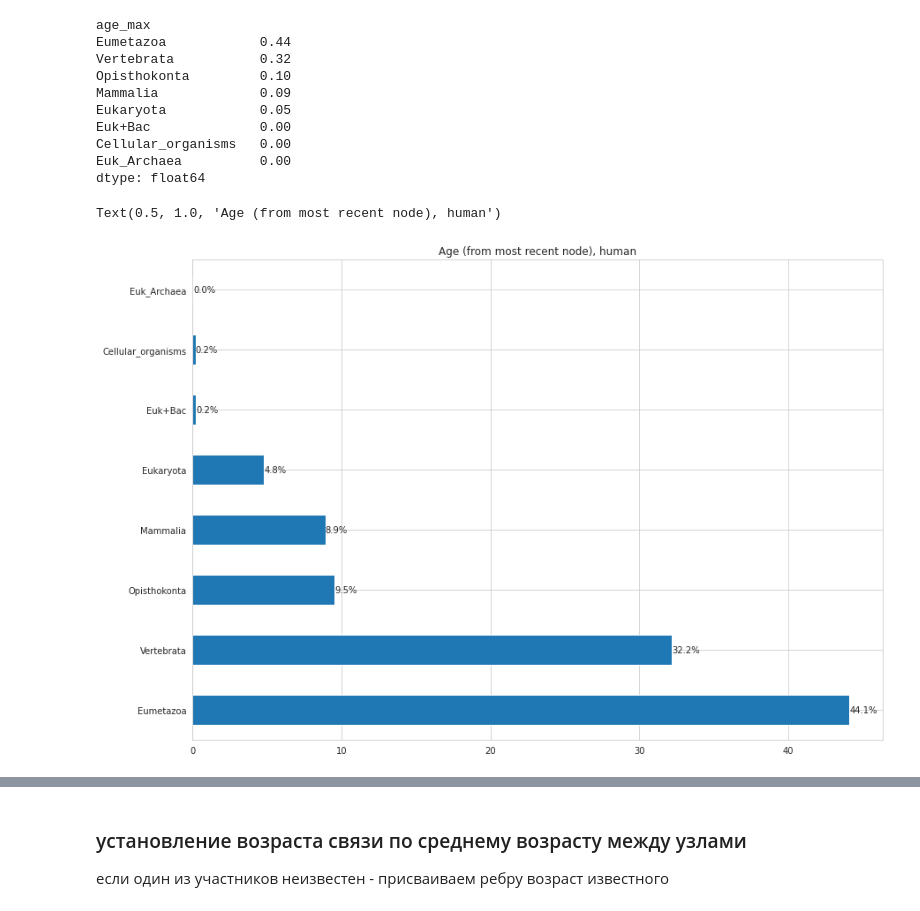
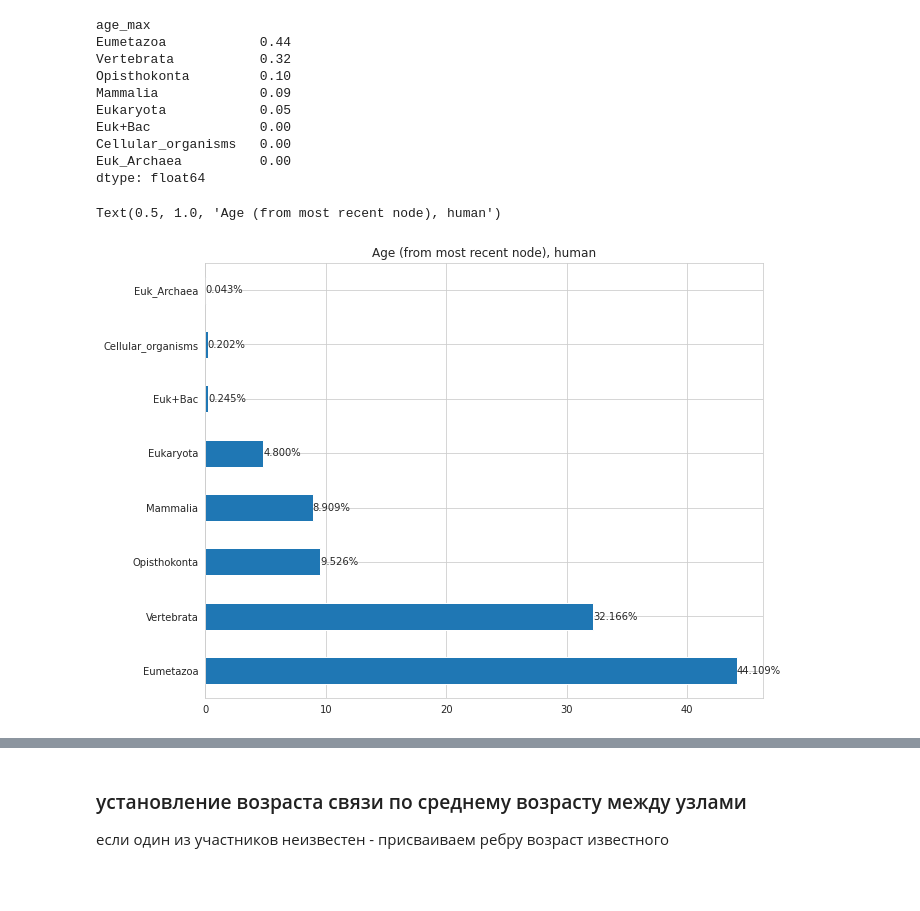
Before and after one commit to Freddsle/age_patterns, a Jupyter notebook: code/02_age_gene_classes.ipynb, the cells around one changed output, grey strips where cells are left out. Cells and saved outputs as stored; diff of their text form; code cells hidden in the pictures; blank space fills up the shorter version.

```diff
--- a/code/02_age_gene_classes.ipynb
+++ b/code/02_age_gene_classes.ipynb
@@ -903,3 +924,12 @@ plt.close()
+# %%
+ax = (mouse_data['age_max'].value_counts(normalize=True) * 100).plot.barh()
+
+for container in ax.containers:
+    ax.bar_label(container, fmt='%.1f%%')
+
+plt.title('Age (from most recent node), mouse')
+plt.savefig('../data/02_plots/plot_14.png')
+plt.close()
 # %%
 ax = (mouse_data['age_max'].value_counts(normalize=True, dropna=False) * 100).plot.barh()
 
@@ -912,3 +943,12 @@ plt.close()
+# %%
+ax = (mouse_data['age_max'].value_counts(normalize=True, dropna=False) * 100).plot.barh()
+
+for container in ax.containers:
+    ax.bar_label(container, fmt='%.1f%%')
+
+plt.title('Age (from most recent node), mouse')
+plt.savefig('../data/02_plots/plot_15.png')
+plt.close()
 # %% [markdown]
 ##### установление возраста связи по среднему возрасту между узлами
 если один из участников неизвестен - присваиваем ребру возраст известного
@@ -965,3 +1005,10 @@ for container in ax.containers:
 plt.title('Age (from node mean), mouse')
 plt.savefig('../data/02_plots/plot_16.png')
 plt.close()
+# %%
+ax = (mouse_data['age_mean'].value_counts(normalize=True) * 100).plot.barh()
+
+for container in ax.containers:
+    ax.bar_label(container, fmt='%.1f%%')
+
+plt.title('Age (from node mean), mouse')
@@ -974,3 +1024,10 @@ for container in ax.containers:
 plt.title('Age (from node mean), mouse')
 plt.savefig('../data/02_plots/plot_17.png')
 plt.close()
+# %%
+ax = (mouse_data['age_max'].value_counts(normalize=True, dropna=False) * 100).plot.barh()
+
+for container in ax.containers:
+    ax.bar_label(container, fmt='%.1f%%')
+
+plt.title('Age (from node mean), mouse')
@@ -1349,12 +1414,12 @@ dtype: float64
 # %%
 ax = (human_data['age_max'].value_counts(normalize=True) * 100).plot.barh()
 
 for container in ax.containers:
-    ax.bar_label(container, fmt='%.1f%%')
+    ax.bar_label(container, fmt='%.3f%%')
 
 plt.title('Age (from most recent node), human')
 #plt.savefig('../data/02_plots/plot_18.png')
 #plt.close()
 # %% [output]
 Text(0.5, 1.0, 'Age (from most recent node), human')
-[figure, old version]
+[figure, new version]
```
Also changed, not shown: parts of 30 cells of this notebook, 17 other files.
